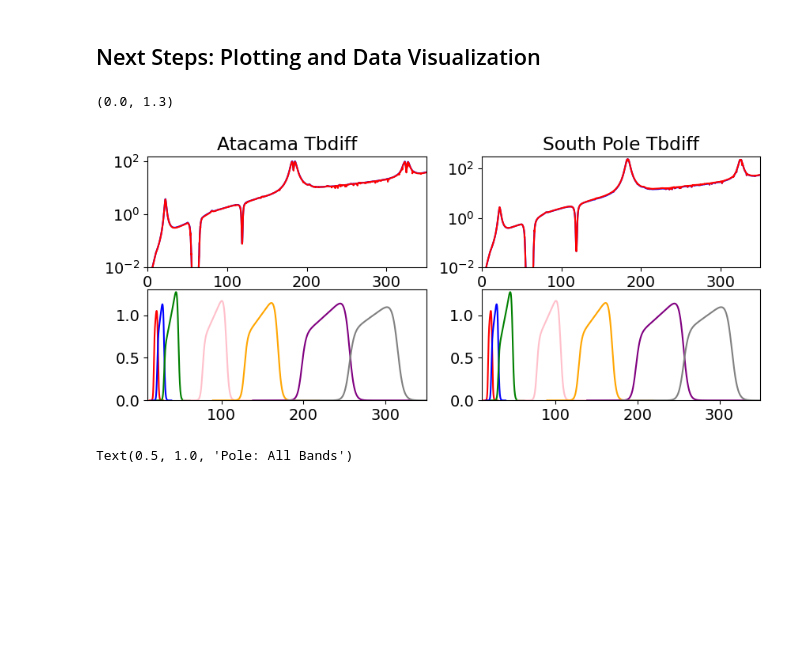
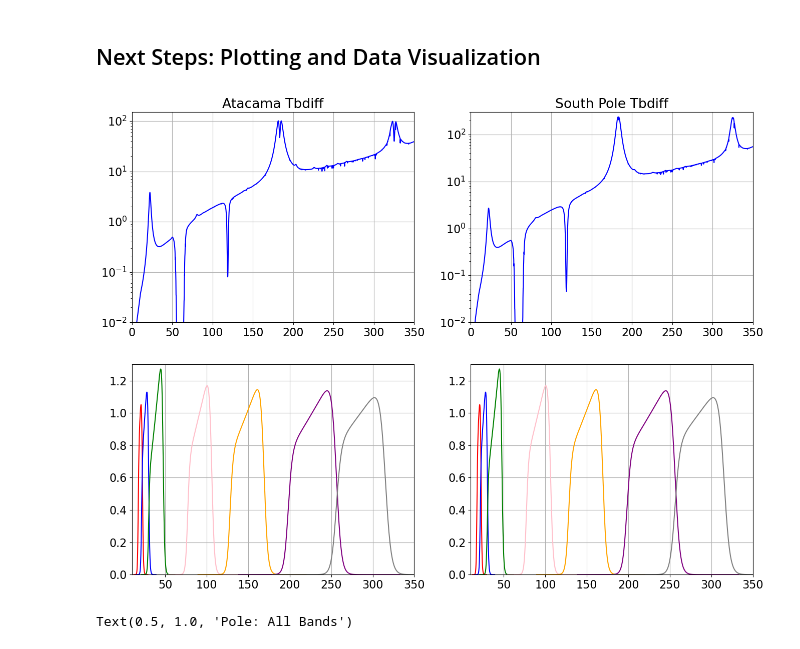
Before and after one commit to JohnRuhl/Atmos_pwv_flucts, a Jupyter notebook: Atmos_pwv_flucts.ipynb, the cells around one changed output. Cells and saved outputs as stored; diff of their text form; code cells hidden in the pictures; blank space fills up the shorter version.

```diff
--- a/Atmos_pwv_flucts.ipynb
+++ b/Atmos_pwv_flucts.ipynb
@@ -427,6 +444,6 @@ Text(0, 0.5, 'Fractional Bandwidth')
 # %%
 #rerun for Logisitic * alpha = 2
-plt.rcParams.update({'font.size': 14})
+plt.rcParams.update({'font.size': 16})
 plt.rcParams['figure.figsize'] = [16, 12]
 
 fig,axs = plt.subplots(nrows=1,ncols=4,sharey=True,constrained_layout=True)
@@ -533,9 +548,9 @@ dnu= sim['channels']['LF_1']['nu_high']-sim['channels']['LF_1']['nu_low']
 nu_atmos = atmos['Pole'][300][0]
 atmos_trans = atmos['Pole'][300][2]
 atmos_trans_interp = np.interp(nuvec,nu_atmos,atmos_trans)
-Tb_atmos1 = atmos['Pole'][300][4]
+Tb_atmos1 = atmos['Pole'][300][5]
 Tb_interp = np.interp(nuvec,nu_atmos,Tb_atmos1)
-Tb_atmos2 = atmos['Pole'][400][4]
+Tb_atmos2 = atmos['Pole'][400][5]
 Tb_interp2= np.interp(nuvec,nu_atmos,Tb_atmos2)
 
 dpwv = 0.1 # mm
@@ -635,9 +650,9 @@ for pwv in spole_pwvs:
         nuvec = np.arange(nulow*0.7,nuhigh*1.3,0.1)
         atmos_trans = atmos['Pole'][pwv][2]
         atmos_trans_interp = np.interp(nuvec,nu_atmos,atmos_trans)
-        Tb_atmos1 = atmos['Pole'][pwv][4]
+        Tb_atmos1 = atmos['Pole'][pwv][5]
         Tb_interp = np.interp(nuvec,nu_atmos,Tb_atmos1)
-        Tb_atmos2 = atmos['Pole'][pwv+100][4]
+        Tb_atmos2 = atmos['Pole'][pwv+100][5]
         Tb_interp2= np.interp(nuvec,nu_atmos,Tb_atmos2)
         bandmodel = logistic_bandmodel(nuvec, bandcenter, dnu, a, n)*alpha_bandmodel(nuvec, bandcenter, alpha)
         dPdpwv = calc_dPdpwv(nuvec, Tb_interp, Tb_interp2, dpwv, bandmodel)
@@ -751,9 +766,9 @@ for pwv in atacama_pwvs:
         nuvec = np.arange(nulow*0.7,nuhigh*1.3,0.1)
         atmos_trans = atmos['Atacama'][pwv][2]
         atmos_trans_interp = np.interp(nuvec,nu_atmos,atmos_trans)
-        Tb_atmos1 = atmos['Atacama'][pwv][4]
+        Tb_atmos1 = atmos['Atacama'][pwv][5]
         Tb_interp = np.interp(nuvec,nu_atmos,Tb_atmos1)
-        Tb_atmos2 = atmos['Atacama'][pwv+100][4]
+        Tb_atmos2 = atmos['Atacama'][pwv+100][5]
         Tb_interp2= np.interp(nuvec,nu_atmos,Tb_atmos2)
         bandmodel = logistic_bandmodel(nuvec, bandcenter, dnu, a, n)*alpha_bandmodel(nuvec, bandcenter, alpha)
         dPdpwv = calc_dPdpwv(nuvec, Tb_interp, Tb_interp2, dpwv, bandmodel)
@@ -866,45 +881,48 @@ print(atacama_dict[900]['HF_1']['gpwv_h'])
 ## Next Steps: Plotting and Data Visualization
 # %%
 #cut off at 10^-2, two panel plot with top: bands bottom:below, put dot for each band
+bandtype_dict= {'ULF':'red', 'LF_1': 'blue', 'LF_2': 'green', 'MF_1': 'pink', 'MF_2': 'orange', 'HF_1': 'purple', 'HF_2': 'grey'}
+bandarray=list(bandtype_dict.keys())
 #Atacama
 plt.subplot(2,2,1)
-x=(a900[4]/0.932)+(a1000[4]/0.932)
-act_freq=a900[0]
+x=(atmos['Atacama'][900][4]/0.932)+(atmos['Atacama'][1000][4]/0.932)
+act_freq=atmos['Atacama'][900][0]
 plt.semilogy(act_freq, x/2, color='blue')
-plt.semilogy(act_freq,Tbdiff_atacama, color='red')
 plt.ylim(0.01,150)
 plt.xlim(0,350)
 plt.title('Atacama Tbdiff')
+plt.grid()
 
 #South Pole
 plt.subplot(2,2,2)
-x=(sp300[4]/0.425)+(sp400[4]/0.425)
-pole_freq=sp300[0]
+x=(atmos['Pole'][300][4]/0.425)+(atmos['Pole'][400][4]/0.425)
+pole_freq=atmos['Pole'][300][0]
 plt.semilogy(pole_freq, x/2, color='blue')
-plt.semilogy(pole_freq,Tbdiff_pole, color='red')
 plt.ylim(0.01,300)
 plt.xlim(0,350)
 plt.title('South Pole Tbdiff')
+plt.grid()
 
 plt.subplot(2,2,3)
 for ch in chlist:
     btype=bandtype_dict[ch]
     plt.plot(atacama_dict[900][ch]['freqvec'], atacama_dict[900][ch]['bandshape'], color=btype, label='Logistic Band Model')
 plt.xlim(10, 350)
 plt.ylim(0,1.3)
+plt.grid()
 
 plt.subplot(2,2,4)
 for ch in chlist:
     btype=bandtype_dict[ch]
     #plt.axvline(x = x1, color=btype, linestyle='dashed', markersize= 0.5)#, label = 'upper band edge')
     #plt.axvline(x = x2, color=btype, linestyle='dashed', markersize= 0.5)
     #plt.axvspan(x1, x2, alpha=0.2, color=btype)
     plt.plot(spole_dict[300][ch]['freqvec'], spole_dict[300][ch]['bandshape'], color=btype, label='Logistic Band Model')
 plt.xlim(10, 350)
 plt.ylim(0,1.3)
+plt.grid()
 # %% [output]
-(0.0, 1.3)
-[figure, old version]
+[figure, new version]
 # %%
 plt.rcParams.update({'font.size': 14})
 plt.rcParams['figure.figsize'] = [10, 4]
```
Also changed, not shown: parts of 28 cells of this notebook, 2 other files.
